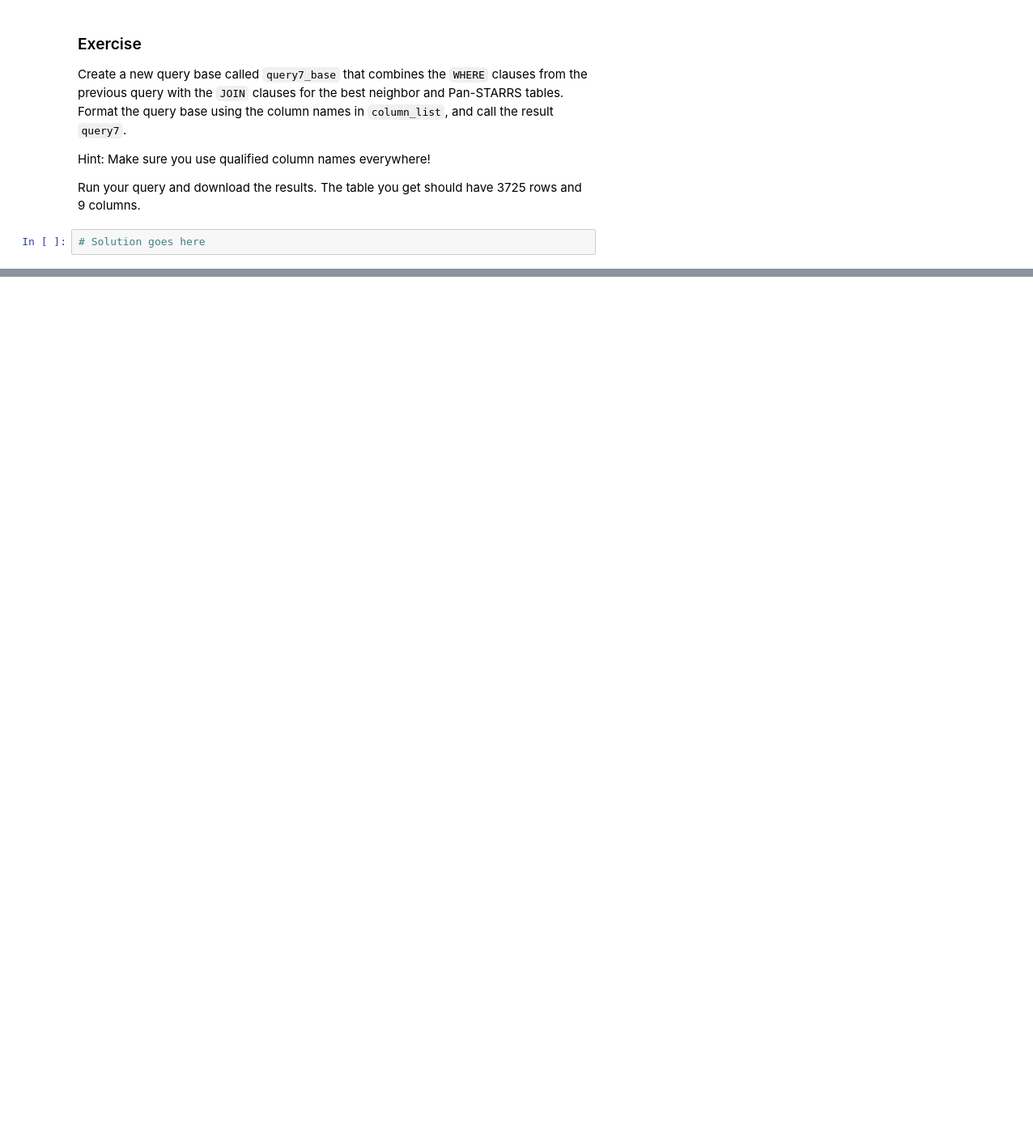
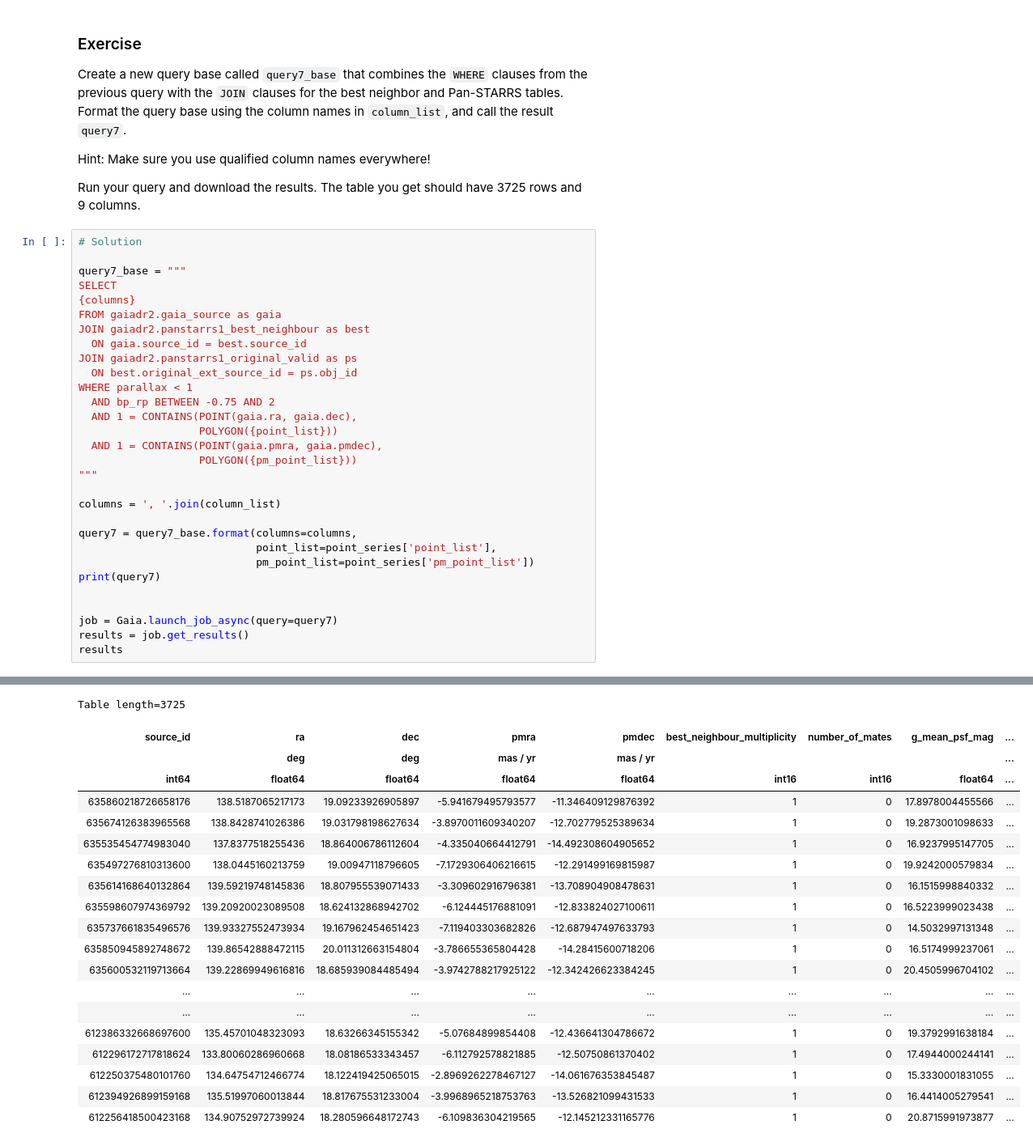
Before and after one commit to AllenDowney/AstronomicalData, a Jupyter notebook: _sources/05_join.ipynb, the cells around one changed output, grey strips where cells are left out. Shown at 81% size. Saved outputs shown, nothing was run; the diff lists cells and outputs as text; blank space fills up the shorter version.

```diff
--- a/_sources/05_join.ipynb
+++ b/_sources/05_join.ipynb
@@ -335,5 +618,34 @@ Format the query base using the column names in `column_list`, and call the resu
 Hint: Make sure you use qualified column names everywhere!
 
 Run your query and download the results.  The table you get should have 3725 rows and 9 columns.
-# %%
-# Solution goes here
+# %%
+# Solution
+
+query7_base = """
+SELECT
+{columns}
+FROM gaiadr2.gaia_source as gaia
+JOIN gaiadr2.panstarrs1_best_neighbour as best
+  ON gaia.source_id = best.source_id
+JOIN gaiadr2.panstarrs1_original_valid as ps
+  ON best.original_ext_source_id = ps.obj_id
+WHERE parallax < 1
+  AND bp_rp BETWEEN -0.75 AND 2
+  AND 1 = CONTAINS(POINT(gaia.ra, gaia.dec),
+                   POLYGON({point_list}))
+  AND 1 = CONTAINS(POINT(gaia.pmra, gaia.pmdec),
+                   POLYGON({pm_point_list}))
+"""
+
+columns = ', '.join(column_list)
+
+query7 = query7_base.format(columns=columns,
+                            point_list=point_series['point_list'],
+                            pm_point_list=point_series['pm_point_list'])
+print(query7)
+
+
+job = Gaia.launch_job_async(query=query7)
+results = job.get_results()
+results
+# %% [output]
@@ -340,3 +667,23 @@ Run your query and download the results.  The table you get should have 3725 row
+Table length=3725
+| source_id | ra | dec | pmra | pmdec | best_neighbour_multiplicity | number_of_mates | g_mean_psf_mag | ... |
+|  | deg | deg | mas / yr | mas / yr |  |  |  | ... |
+| int64 | float64 | float64 | float64 | float64 | int16 | int16 | float64 | ... |
+| 635860218726658176 | 138.5187065217173 | 19.09233926905897 | -5.941679495793577 | -11.346409129876392 | 1 | 0 | 17.8978004455566 | ... |
+| 635674126383965568 | 138.8428741026386 | 19.031798198627634 | -3.8970011609340207 | -12.702779525389634 | 1 | 0 | 19.2873001098633 | ... |
+| 635535454774983040 | 137.8377518255436 | 18.864006786112604 | -4.335040664412791 | -14.492308604905652 | 1 | 0 | 16.9237995147705 | ... |
+| 635497276810313600 | 138.0445160213759 | 19.00947118796605 | -7.1729306406216615 | -12.291499169815987 | 1 | 0 | 19.9242000579834 | ... |
+| 635614168640132864 | 139.59219748145836 | 18.807955539071433 | -3.309602916796381 | -13.708904908478631 | 1 | 0 | 16.1515998840332 | ... |
+| 635598607974369792 | 139.20920023089508 | 18.624132868942702 | -6.124445176881091 | -12.833824027100611 | 1 | 0 | 16.5223999023438 | ... |
+| 635737661835496576 | 139.93327552473934 | 19.167962454651423 | -7.119403303682826 | -12.687947497633793 | 1 | 0 | 14.5032997131348 | ... |
+| 635850945892748672 | 139.86542888472115 | 20.011312663154804 | -3.786655365804428 | -14.28415600718206 | 1 | 0 | 16.5174999237061 | ... |
+| 635600532119713664 | 139.22869949616816 | 18.685939084485494 | -3.9742788217925122 | -12.342426623384245 | 1 | 0 | 20.4505996704102 | ... |
+| ... | ... | ... | ... | ... | ... | ... | ... | ... |
+| ... | ... | ... | ... | ... | ... | ... | ... | ... |
+| 612386332668697600 | 135.45701048323093 | 18.63266345155342 | -5.07684899854408 | -12.436641304786672 | 1 | 0 | 19.3792991638184 | ... |
+| 612296172717818624 | 133.80060286960668 | 18.08186533343457 | -6.112792578821885 | -12.50750861370402 | 1 | 0 | 17.4944000244141 | ... |
+| 612250375480101760 | 134.64754712466774 | 18.122419425065015 | -2.8969262278467127 | -14.061676353845487 | 1 | 0 | 15.3330001831055 | ... |
+| 612394926899159168 | 135.51997060013844 | 18.817675531233004 | -3.9968965218753763 | -13.526821099431533 | 1 | 0 | 16.4414005279541 | ... |
+| 612256418500423168 | 134.90752972739924 | 18.280596648172743 | -6.109836304219565 | -12.145212331165776 | 1 | 0 | 20.8715991973877 | ... |
 # %% [markdown]
 ## Checking the match
 
```
Also changed, not shown: parts of 35 cells of this notebook, 31 other files.
